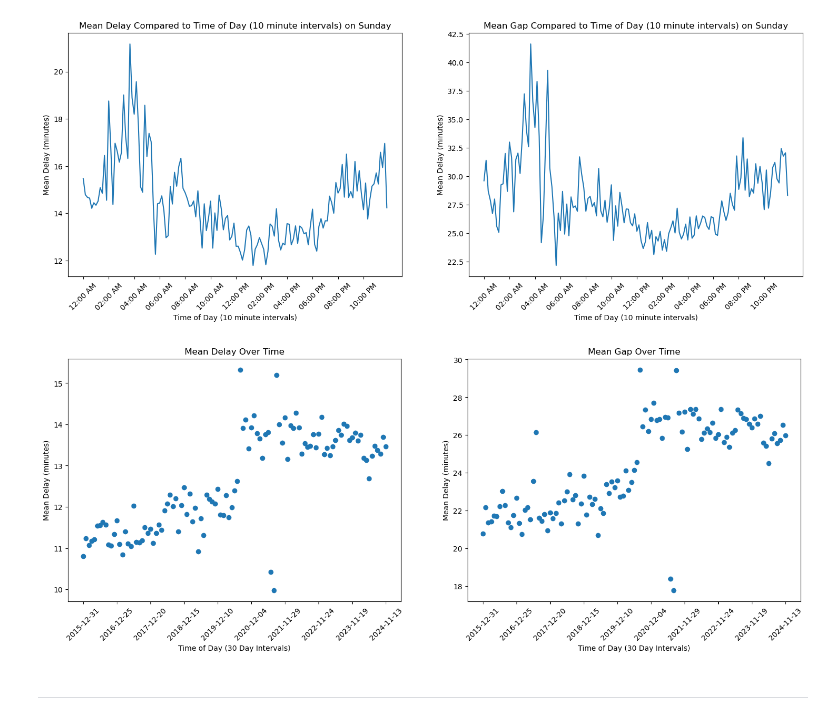
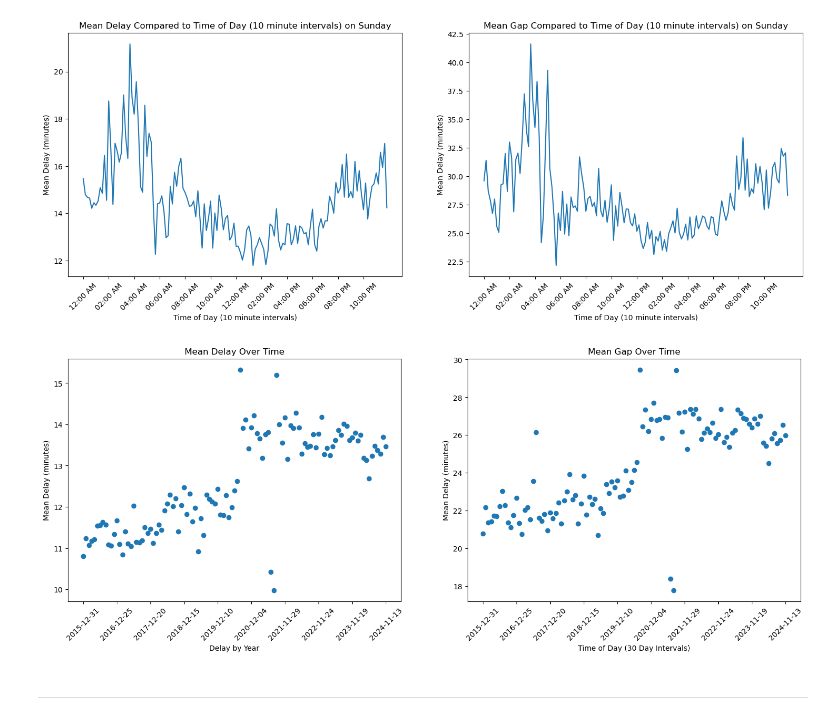
Before and after one commit to michelleyucollins/TardyTerminatorCommittee, a Jupyter notebook: bus_analysis/time_analysis.ipynb, the cells around one changed output. Saved outputs shown, nothing was run; the diff lists cells and outputs as text; code cells hidden in the pictures.

```diff
--- a/bus_analysis/time_analysis.ipynb
+++ b/bus_analysis/time_analysis.ipynb
@@ -265,21 +265,21 @@ gap = mean_bus_data["Min Gap"]
 # %%
 fig, axes = plt.subplots(1, 2, figsize = (18, 6))
 
 axes[0].scatter(time, delay, marker='o')
 axes[0].set_title("Mean Delay Over Time")
-axes[0].set_xlabel("Time of Day (30 Day Intervals)")
+axes[0].set_xlabel("Delay by Year")
 axes[0].set_ylabel("Mean Delay (minutes)")
 axes[0].set_xticks(time_ticks)
 axes[0].tick_params(axis='x', rotation=45)
 
 axes[1].scatter(time, gap,  marker='o')
 axes[1].set_title("Mean Gap Over Time")
 axes[1].set_xlabel("Time of Day (30 Day Intervals)")
 axes[1].set_ylabel("Mean Delay (minutes)")
 axes[1].set_xticks(time_ticks)
 axes[1].tick_params(axis='x', rotation=45)
 # %% [output]
-[figure, old version]
+[figure, new version]
 # %% [markdown]
 ---
 # %% [markdown]
```
Also changed, not shown: parts of 15 cells of this notebook, 1 other file.
